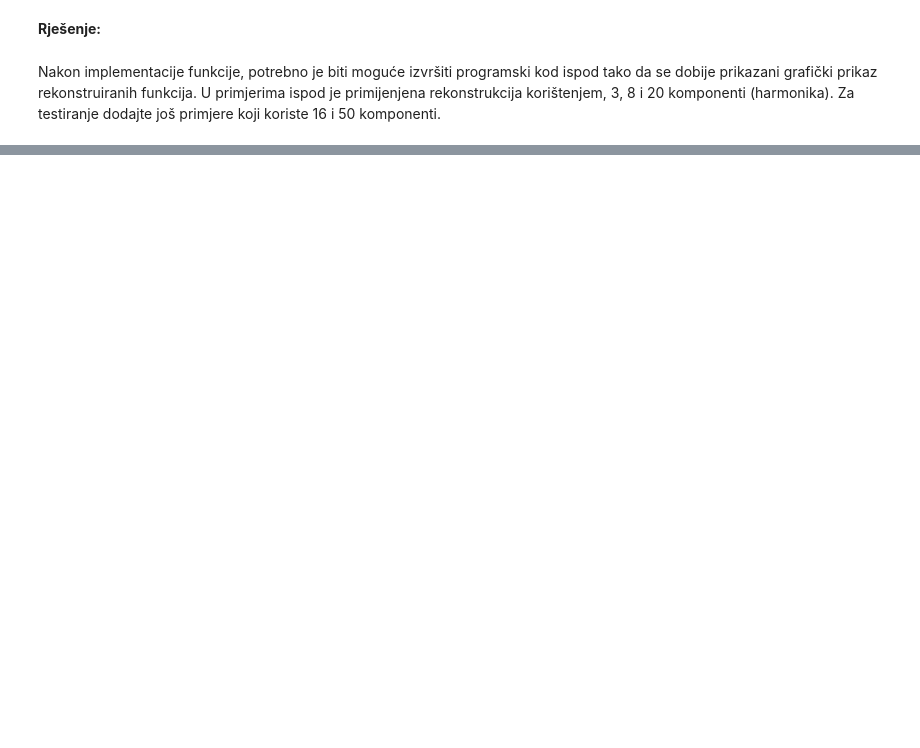
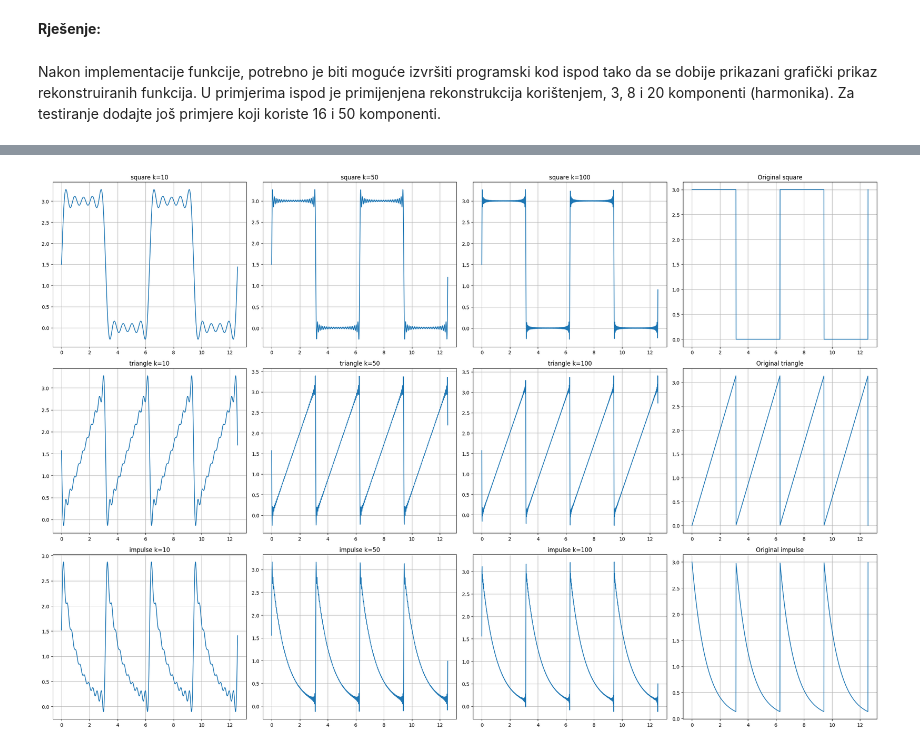
Before and after one commit to imuslic1/mms-vjezbe, a Jupyter notebook: LV5/MMS_LV05_Fourierovi_redovi.ipynb, the cells around one changed output, grey strips where cells are left out. Saved outputs shown, nothing was run; the diff lists cells and outputs as text; code cells hidden in the pictures; blank space fills up the shorter version.

```diff
--- a/LV5/MMS_LV05_Fourierovi_redovi.ipynb
+++ b/LV5/MMS_LV05_Fourierovi_redovi.ipynb
@@ -282,0 +298,57 @@ axs[2,2].plot(x,rf3_20)
+# %%
+[a01, an1, bn1] = fourier(square, 2*np.pi, 100)
+[a02, an2, bn2] = fourier(triangle, np.pi, 100)
+[a03, an3, bn3] = fourier(impulse, np.pi, 100)
+
+[x, rf1_3] = f_rekonstrukcija(10,square, a01, an1, bn1, 0, 4 * np.pi, 0.01)
+[x, rf1_20] = f_rekonstrukcija(50,square, a01, an1, bn1, 0, 4 * np.pi, 0.01)
+[x, rf1_100] = f_rekonstrukcija(100,square, a01, an1, bn1, 0, 4 * np.pi, 0.01)
+
+[x, rf2_3] = f_rekonstrukcija(10,triangle, a02, an2, bn2, 0, 4 * np.pi, 0.01)
+[x, rf2_20] = f_rekonstrukcija(50,triangle, a02, an2, bn2, 0, 4 * np.pi, 0.01)
+[x, rf2_100] = f_rekonstrukcija(100,triangle, a02, an2, bn2, 0, 4 * np.pi, 0.01)
+
+[x, rf3_3] = f_rekonstrukcija(10,impulse, a03, an3, bn3, 0, 4 * np.pi, 0.01)
+[x, rf3_20] = f_rekonstrukcija(50,impulse, a03, an3, bn3, 0, 4 * np.pi, 0.01)
+[x, rf3_100] = f_rekonstrukcija(100,impulse, a03, an3, bn3, 0, 4 * np.pi, 0.01)
+
+x_orig = np.arange(0, 4 * np.pi + 0.01, 0.01)
+
+fig, axs = plt.subplots(3, 4, figsize=(24, 16))
+
+
+axs[0, 0].plot(x, rf1_3)
+axs[0, 0].set_title("square k=10")
+axs[0, 1].plot(x, rf1_20)
+axs[0, 1].set_title("square k=50")
+axs[0, 2].plot(x, rf1_100)
+axs[0, 2].set_title("square k=100")
+axs[0, 3].plot(x_orig, [square(xi) for xi in x_orig])
+axs[0, 3].set_title("Original square")
+
+
+axs[1, 0].plot(x, rf2_3)
+axs[1, 0].set_title("triangle k=10")
+axs[1, 1].plot(x, rf2_20)
+axs[1, 1].set_title("triangle k=50")
+axs[1, 2].plot(x, rf2_100)
+axs[1, 2].set_title("triangle k=100")
+axs[1, 3].plot(x_orig, [triangle(xi) for xi in x_orig])
+axs[1, 3].set_title("Original triangle")
+
+
+axs[2, 0].plot(x, rf3_3)
+axs[2, 0].set_title("impulse k=10")
+axs[2, 1].plot(x, rf3_20)
+axs[2, 1].set_title("impulse k=50")
+axs[2, 2].plot(x, rf3_100)
+axs[2, 2].set_title("impulse k=100")
+axs[2, 3].plot(x_orig, [impulse(xi) for xi in x_orig])
+axs[2, 3].set_title("Original impulse")
+
+for ax in axs.flatten():
+    ax.grid(True)
+
+plt.tight_layout()
+# %% [output]
+[figure, added]
```
Also changed, not shown: parts of 5 cells of this notebook.
